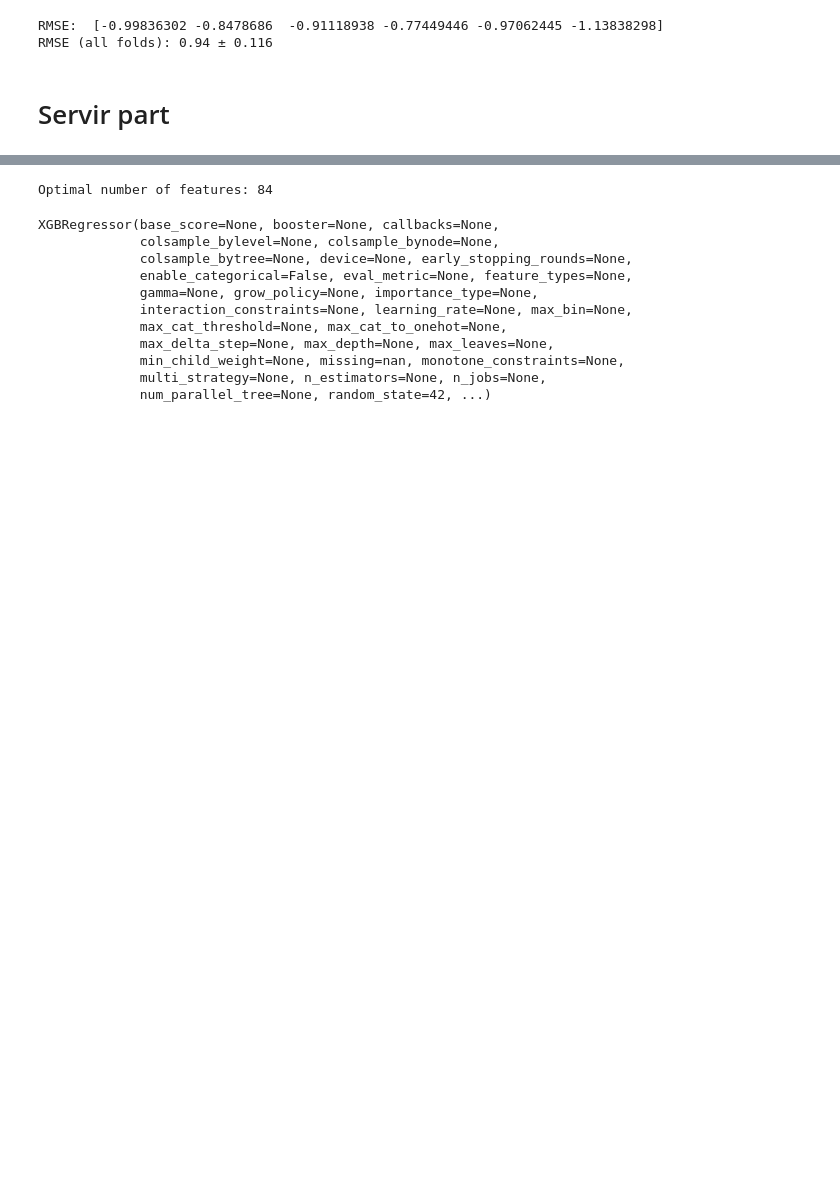
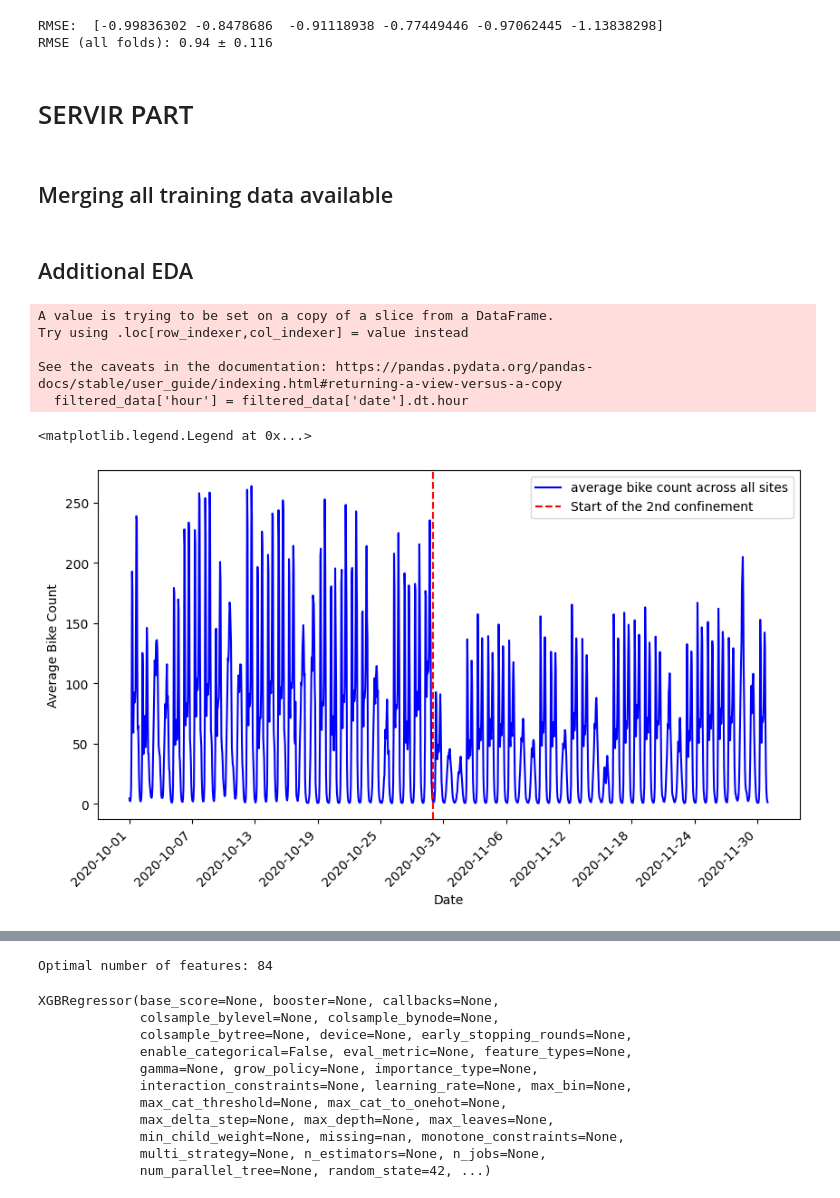
Before and after one commit to Kuystre/bike_counters, a Jupyter notebook: Servir.ipynb, the cells around one changed output, grey strips where cells are left out. Saved outputs shown, nothing was run; the diff lists cells and outputs as text; code cells hidden in the pictures; blank space fills up the shorter version.

```diff
--- a/Servir.ipynb
+++ b/Servir.ipynb
@@ -418,7 +418,9 @@ print(f"RMSE (all folds): {-scores.mean():.3} ± {(-scores).std():.3}")
 RMSE:  [-0.99836302 -0.8478686  -0.91118938 -0.77449446 -0.97062445 -1.13838298]
 RMSE (all folds): 0.94 ± 0.116
 # %% [markdown]
-# Servir part
+# SERVIR PART
+# %% [markdown]
+## Merging all training data available
 # %%
 def train_test_split_temporal(X, y, delta_threshold="30 days"):
 
@@ -436,3 +438,26 @@ data_test = pd.read_parquet("data/test.parquet")
 
 data_train = pd.concat((data_train, data_test)).sort_values(["date", "counter_name"])
 external_data = pd.read_csv("external_data/external_data.csv")
+# %% [markdown]
+## Additional EDA
+# %%
+plt.figure(figsize=(10,5))
+start_date = '2020-10-01'
+end_date = '2020-12-01'
+filtered_data = data_train[(data_train['date'] >= start_date) & (data_train['date'] <= end_date)]
+filtered_data['hour'] = filtered_data['date'].dt.hour
+hourly_site_bike_count = filtered_data.groupby(['date'])['bike_count'].mean().reset_index()
+plt.plot(hourly_site_bike_count.iloc[:,0],hourly_site_bike_count.iloc[:,1],color="blue",label="average bike count across all sites")
+plt.xlabel('Date')
+plt.ylabel('Average Bike Count')
+plt.xticks(pd.date_range(start=start_date, end=end_date, freq='6D'), rotation=45, ha='right')
+plt.axvline(x=pd.to_datetime('2020-10-30 00:00:00'), color='r', linestyle='--', label='Start of the 2nd confinement')
+plt.legend()
+# %% [output]
+A value is trying to be set on a copy of a slice from a DataFrame.
+Try using .loc[row_indexer,col_indexer] = value instead
+
+See the caveats in the documentation: https://pandas.pydata.org/pandas-docs/stable/user_guide/indexing.html#returning-a-view-versus-a-copy
+  filtered_data['hour'] = filtered_data['date'].dt.hour
+<matplotlib.legend.Legend at 0x...>
+[figure, added]
```
Also changed, not shown: parts of 5 cells of this notebook, 8 other files.
